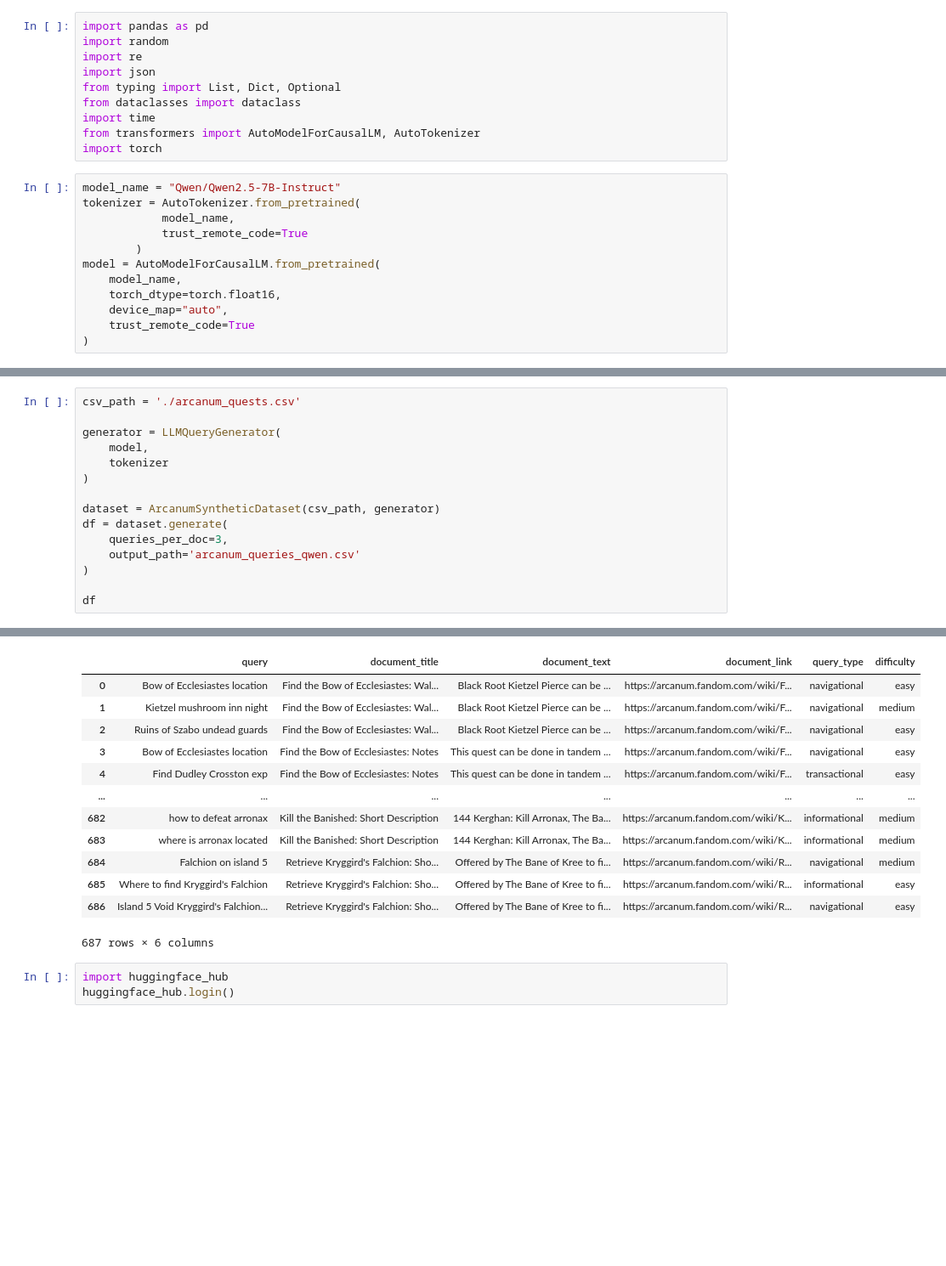
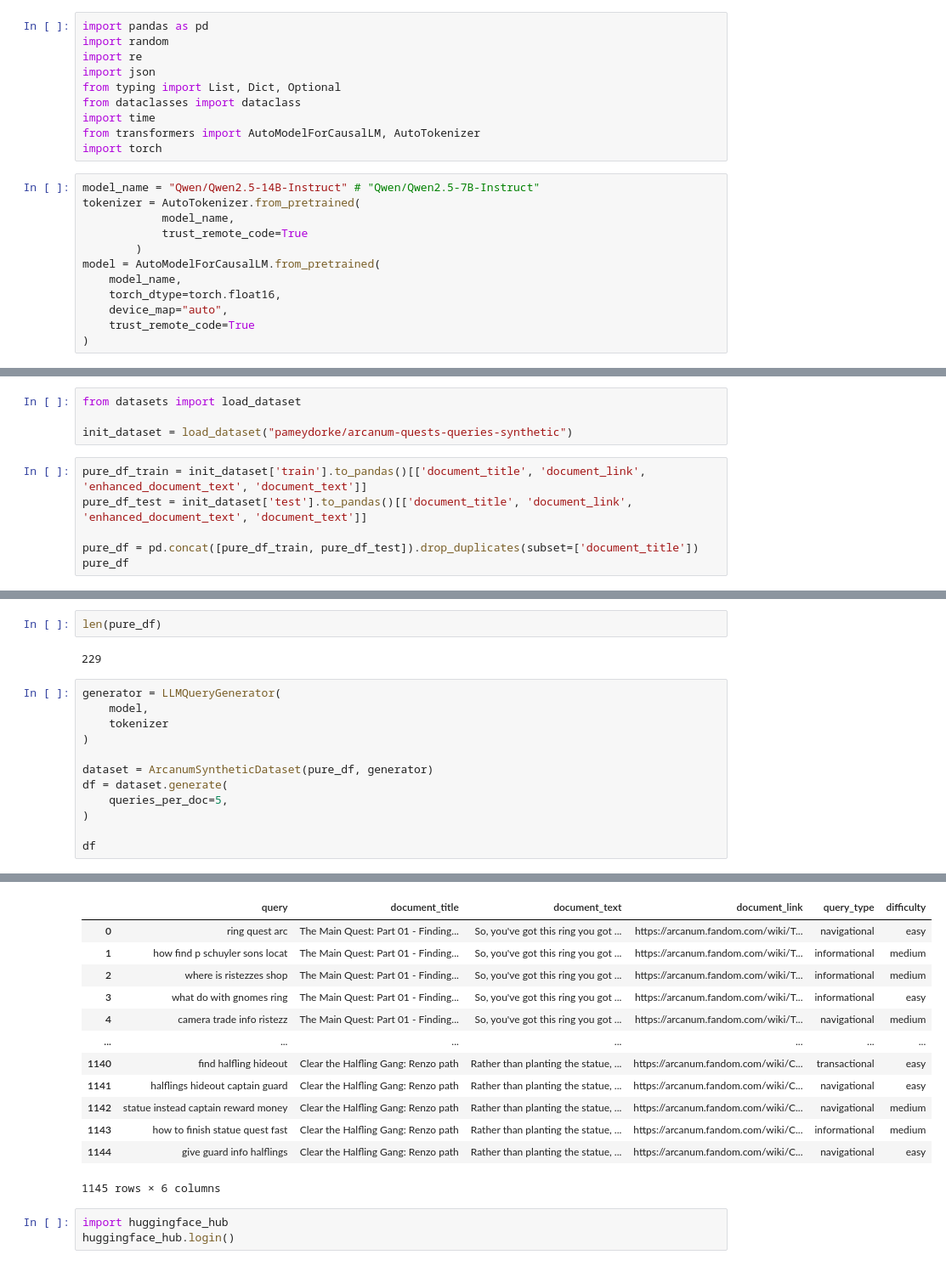
Before and after one commit to ankorn/arcanumsearch, a Jupyter notebook: arc_synth.ipynb, the cells around one changed output, grey strips where cells are left out. Shown at 85% size. Drawn from its saved outputs; the diff is of its cells as text; blank space fills up the shorter version.

```diff
--- a/arc_synth.ipynb
+++ b/arc_synth.ipynb
@@ -11,7 +11,7 @@ import time
 from transformers import AutoModelForCausalLM, AutoTokenizer
 import torch
 # %%
-model_name = "Qwen/Qwen2.5-7B-Instruct"
+model_name = "Qwen/Qwen2.5-14B-Instruct" # "Qwen/Qwen2.5-7B-Instruct"
 tokenizer = AutoTokenizer.from_pretrained(
             model_name,
             trust_remote_code=True
@@ -174,3 +165,13 @@ class ArcanumSyntheticDataset:
             'label': label,
             'label_type': label_type
         }
+# %%
+from datasets import load_dataset
+
+init_dataset = load_dataset("pameydorke/arcanum-quests-queries-synthetic")
+# %%
+pure_df_train = init_dataset['train'].to_pandas()[['document_title', 'document_link', 'enhanced_document_text', 'document_text']]
+pure_df_test = init_dataset['test'].to_pandas()[['document_title', 'document_link', 'enhanced_document_text', 'document_text']]
+
+pure_df = pd.concat([pure_df_train, pure_df_test]).drop_duplicates(subset=['document_title'])
+pure_df
@@ -177,15 +192,16 @@ class ArcanumSyntheticDataset:
+# %%
+len(pure_df)
+# %% [output]
+229
 # %%
-csv_path = './arcanum_quests.csv'
-
 generator = LLMQueryGenerator(
     model,
     tokenizer
 )
 
-dataset = ArcanumSyntheticDataset(csv_path, generator)
+dataset = ArcanumSyntheticDataset(pure_df, generator)
 df = dataset.generate(
-    queries_per_doc=3,
-    output_path='arcanum_queries_qwen.csv'
+    queries_per_doc=5,
 )
 
 df
@@ -210,16 +226,16 @@ Generated 687 examples, saved to arcanum_queries_qwen.csv
 |  | query | document_title | document_text | document_link | query_type | difficulty |
-| 0 | Bow of Ecclesiastes location | Find the Bow of Ecclesiastes: Wal... | Black Root Kietzel Pierce can be ... | https://arcanum.fandom.com/wiki/F... | navigational | easy |
-| 1 | Kietzel mushroom inn night | Find the Bow of Ecclesiastes: Wal... | Black Root Kietzel Pierce can be ... | https://arcanum.fandom.com/wiki/F... | navigational | medium |
-| 2 | Ruins of Szabo undead guards | Find the Bow of Ecclesiastes: Wal... | Black Root Kietzel Pierce can be ... | https://arcanum.fandom.com/wiki/F... | navigational | easy |
-| 3 | Bow of Ecclesiastes location | Find the Bow of Ecclesiastes: Notes | This quest can be done in tandem ... | https://arcanum.fandom.com/wiki/F... | navigational | easy |
-| 4 | Find Dudley Crosston exp | Find the Bow of Ecclesiastes: Notes | This quest can be done in tandem ... | https://arcanum.fandom.com/wiki/F... | transactional | easy |
+| 0 | ring quest arc | The Main Quest: Part 01 - Finding... | So, you've got this ring you got ... | https://arcanum.fandom.com/wiki/T... | navigational | easy |
+| 1 | how find p schuyler sons locat | The Main Quest: Part 01 - Finding... | So, you've got this ring you got ... | https://arcanum.fandom.com/wiki/T... | informational | medium |
+| 2 | where is ristezzes shop | The Main Quest: Part 01 - Finding... | So, you've got this ring you got ... | https://arcanum.fandom.com/wiki/T... | informational | medium |
+| 3 | what do with gnomes ring | The Main Quest: Part 01 - Finding... | So, you've got this ring you got ... | https://arcanum.fandom.com/wiki/T... | informational | easy |
+| 4 | camera trade info ristezz | The Main Quest: Part 01 - Finding... | So, you've got this ring you got ... | https://arcanum.fandom.com/wiki/T... | navigational | medium |
 | ... | ... | ... | ... | ... | ... | ... |
-| 682 | how to defeat arronax | Kill the Banished: Short Description | 144 Kerghan: Kill Arronax, The Ba... | https://arcanum.fandom.com/wiki/K... | informational | medium |
-| 683 | where is arronax located | Kill the Banished: Short Description | 144 Kerghan: Kill Arronax, The Ba... | https://arcanum.fandom.com/wiki/K... | informational | medium |
-| 684 | Falchion on island 5 | Retrieve Kryggird's Falchion: Sho... | Offered by The Bane of Kree to fi... | https://arcanum.fandom.com/wiki/R... | navigational | medium |
-| 685 | Where to find Kryggird's Falchion | Retrieve Kryggird's Falchion: Sho... | Offered by The Bane of Kree to fi... | https://arcanum.fandom.com/wiki/R... | informational | easy |
-| 686 | Island 5 Void Kryggird's Falchion... | Retrieve Kryggird's Falchion: Sho... | Offered by The Bane of Kree to fi... | https://arcanum.fandom.com/wiki/R... | navigational | easy |
+| 1140 | find halfling hideout | Clear the Halfling Gang: Renzo path | Rather than planting the statue, ... | https://arcanum.fandom.com/wiki/C... | transactional | easy |
+| 1141 | halflings hideout captain guard | Clear the Halfling Gang: Renzo path | Rather than planting the statue, ... | https://arcanum.fandom.com/wiki/C... | navigational | easy |
+| 1142 | statue instead captain reward money | Clear the Halfling Gang: Renzo path | Rather than planting the statue, ... | https://arcanum.fandom.com/wiki/C... | navigational | medium |
+| 1143 | how to finish statue quest fast | Clear the Halfling Gang: Renzo path | Rather than planting the statue, ... | https://arcanum.fandom.com/wiki/C... | informational | medium |
+| 1144 | give guard info halflings | Clear the Halfling Gang: Renzo path | Rather than planting the statue, ... | https://arcanum.fandom.com/wiki/C... | navigational | easy |
-687 rows × 6 columns
+1145 rows × 6 columns
 # %%
 import huggingface_hub
 huggingface_hub.login()
```
Also changed, not shown: parts of 6 cells of this notebook.
